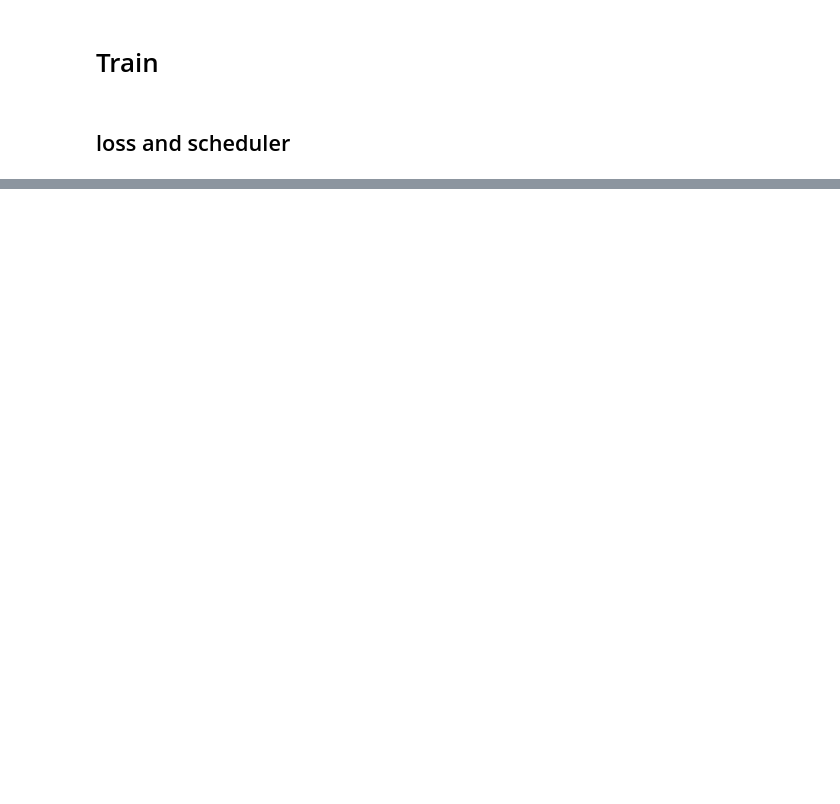
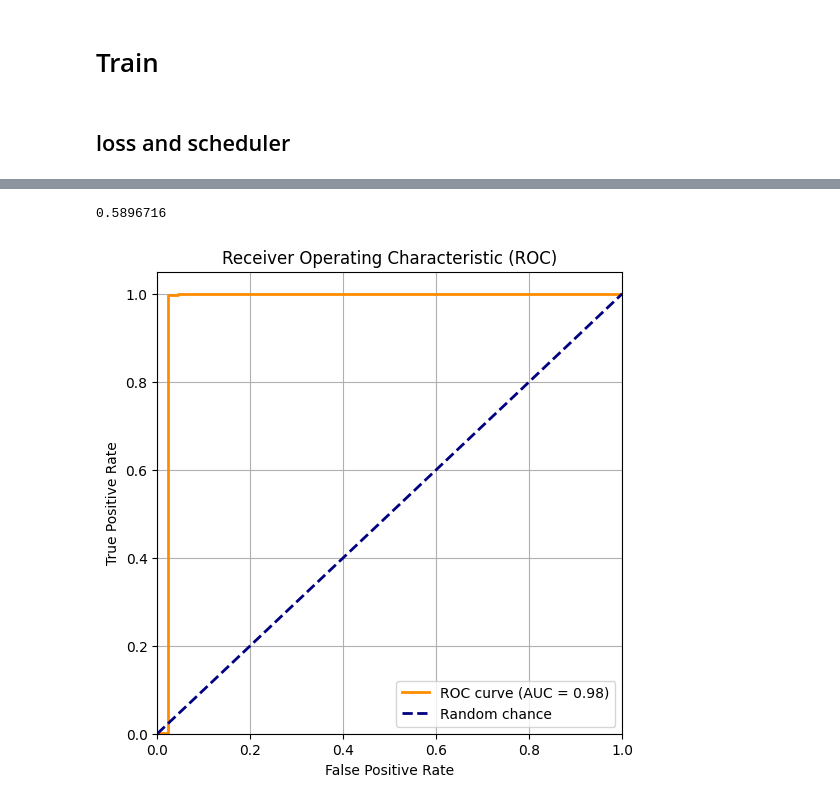
Before and after one commit to PhamDuy204/Face-Recognition, a Jupyter notebook: draft.ipynb, the cells around one changed output, grey strips where cells are left out. Drawn from its saved outputs; the diff is of its cells as text; code cells hidden in the pictures; blank space fills up the shorter version.

```diff
--- a/draft.ipynb
+++ b/draft.ipynb
@@ -252,0 +249,5 @@ with concurrent.futures.ProcessPoolExecutor(max_workers=16) as E:
+# %%
+eval_model(backbone.cuda(),gallery_loader,query_loader,device='cuda')
+# %% [output]
+0.5896716
+[figure, added]
```
Also changed, not shown: parts of 16 cells of this notebook, 11 other files.
